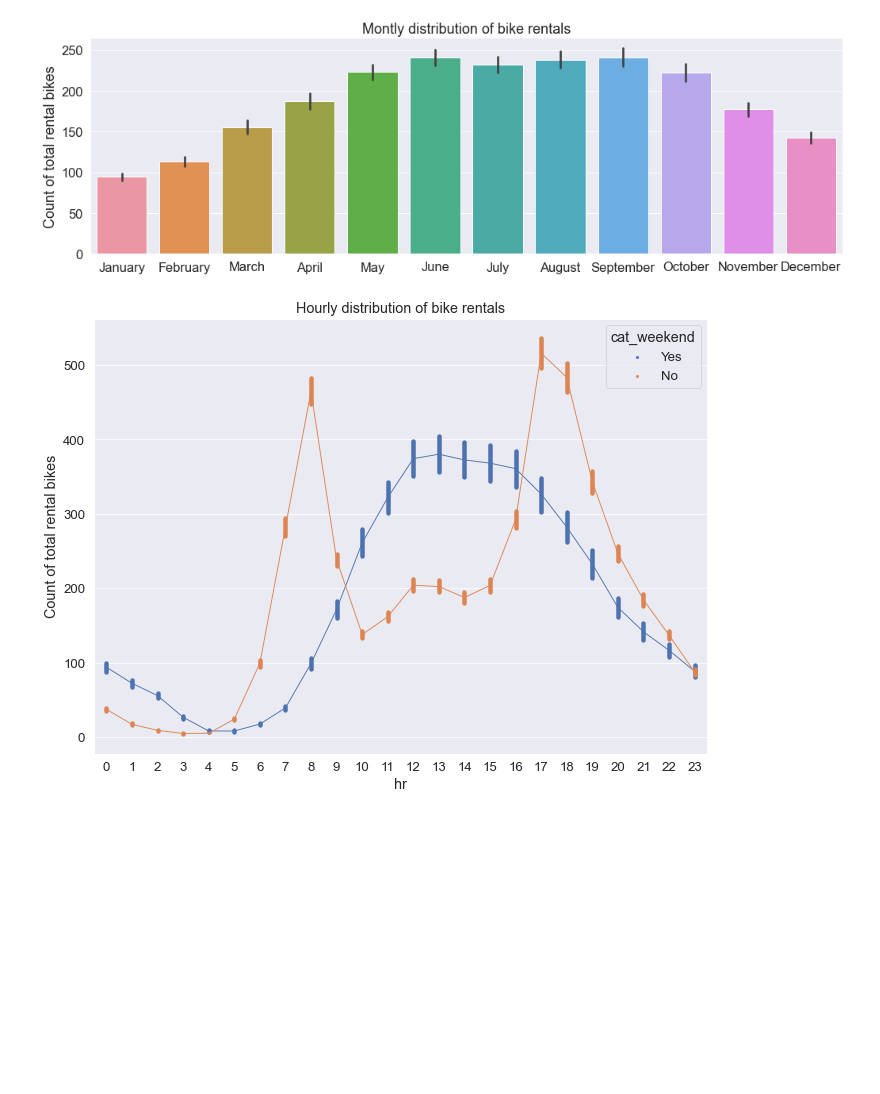
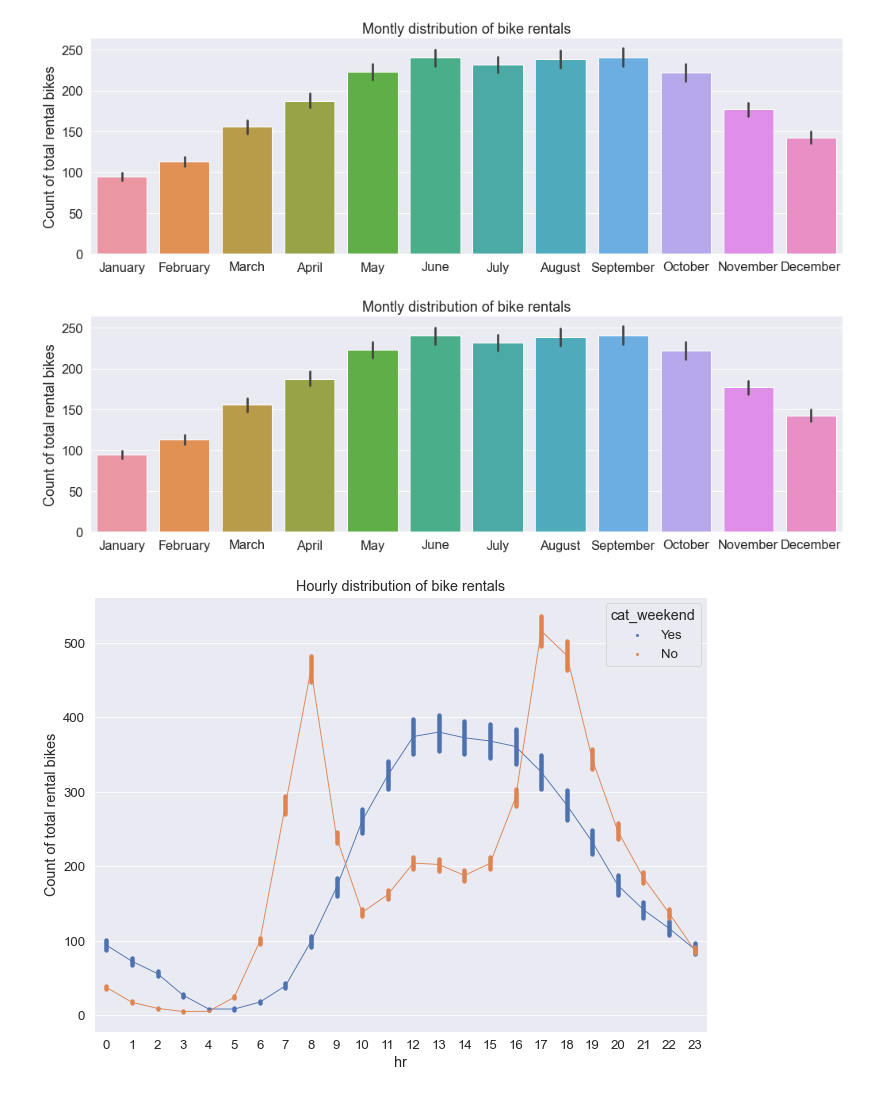
Before and after one commit to jaddel/education_cab_github, a Jupyter notebook: assignment_2/task1/task1.ipynb, the cells around one changed output. Saved outputs shown, nothing was run; the diff lists cells and outputs as text; code cells hidden in the pictures; blank space fills up the shorter version.

```diff
--- a/assignment_2/task1/task1.ipynb
+++ b/assignment_2/task1/task1.ipynb
@@ -314,6 +314,14 @@ ax = sns.barplot(x="cat_month", y="total_rentals", data=hour,)
 ax.set(title = 'Montly distribution of bike rentals',ylabel='Count of total rental bikes', xlabel='');
 # %% [output]
 [figure]
+# %%
+sns.set(rc={'figure.figsize':(17,5)})
+sns.set(font_scale = 1.5)
+
+ax = sns.barplot(x="cat_month", y="total_rentals", data=hour,)
+ax.set(title = 'Montly distribution of bike rentals',ylabel='Count of total rental bikes', xlabel='');
+# %% [output]
+[figure, added]
 # %%
 sns.set(rc={'figure.figsize':(11,8)})
 sns.set_context("paper", font_scale=1.5, rc={"lines.linewidth": 2.5})
```
Also changed, not shown: parts of 4 cells of this notebook, 14 other files.
